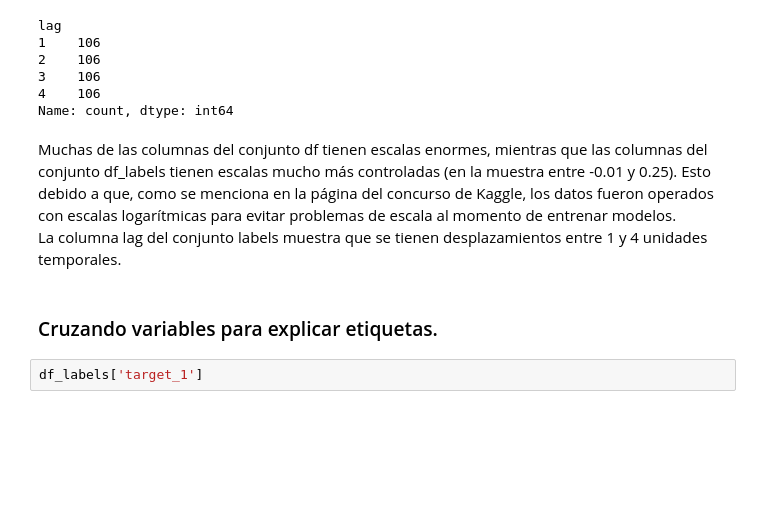
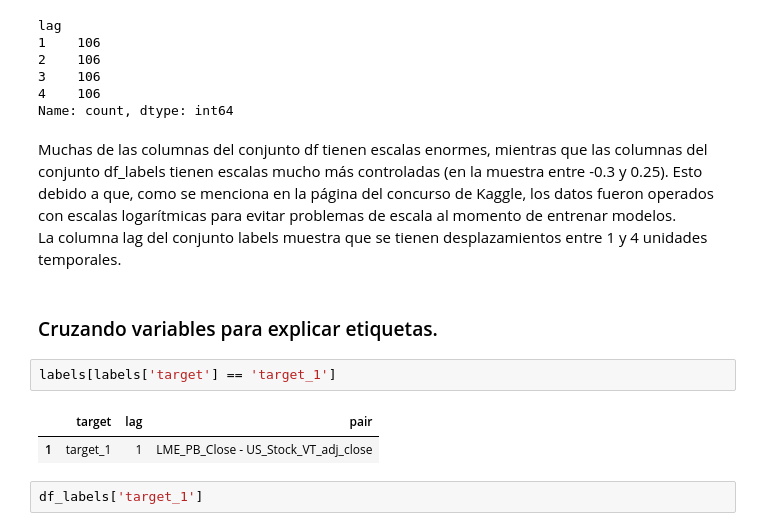
Before and after one commit to ricrod01/PROYECTO_2_DS, a Jupyter notebook: EDA.ipynb, the cells around one changed output. Cells and saved outputs as stored; diff of their text form; blank space fills up the shorter version.

```diff
--- a/EDA.ipynb
+++ b/EDA.ipynb
@@ -175,10 +175,15 @@ lag
 4    106
 Name: count, dtype: int64
 # %% [markdown]
-Muchas de las columnas del conjunto df tienen escalas enormes, mientras que las columnas del conjunto df_labels tienen escalas mucho más controladas (en la muestra entre -0.01 y 0.25). Esto debido a que, como se menciona en la página del concurso de Kaggle, los datos fueron operados con escalas logarítmicas para evitar problemas de escala al momento de entrenar modelos.
+Muchas de las columnas del conjunto df tienen escalas enormes, mientras que las columnas del conjunto df_labels tienen escalas mucho más controladas (en la muestra entre -0.3 y 0.25). Esto debido a que, como se menciona en la página del concurso de Kaggle, los datos fueron operados con escalas logarítmicas para evitar problemas de escala al momento de entrenar modelos.
 La columna lag del conjunto labels muestra que se tienen desplazamientos entre 1 y 4 unidades temporales.
 # %% [markdown]
 ### Cruzando variables para explicar etiquetas.
+# %%
+labels[labels['target'] == 'target_1']
+# %% [output]
+|  | target | lag | pair |
+| 1 | target_1 | 1 | LME_PB_Close - US_Stock_VT_adj_close |
 # %%
 df_labels['target_1']
 # %% [output]
```
Also changed, not shown: parts of 5 cells of this notebook, 2 other files.
